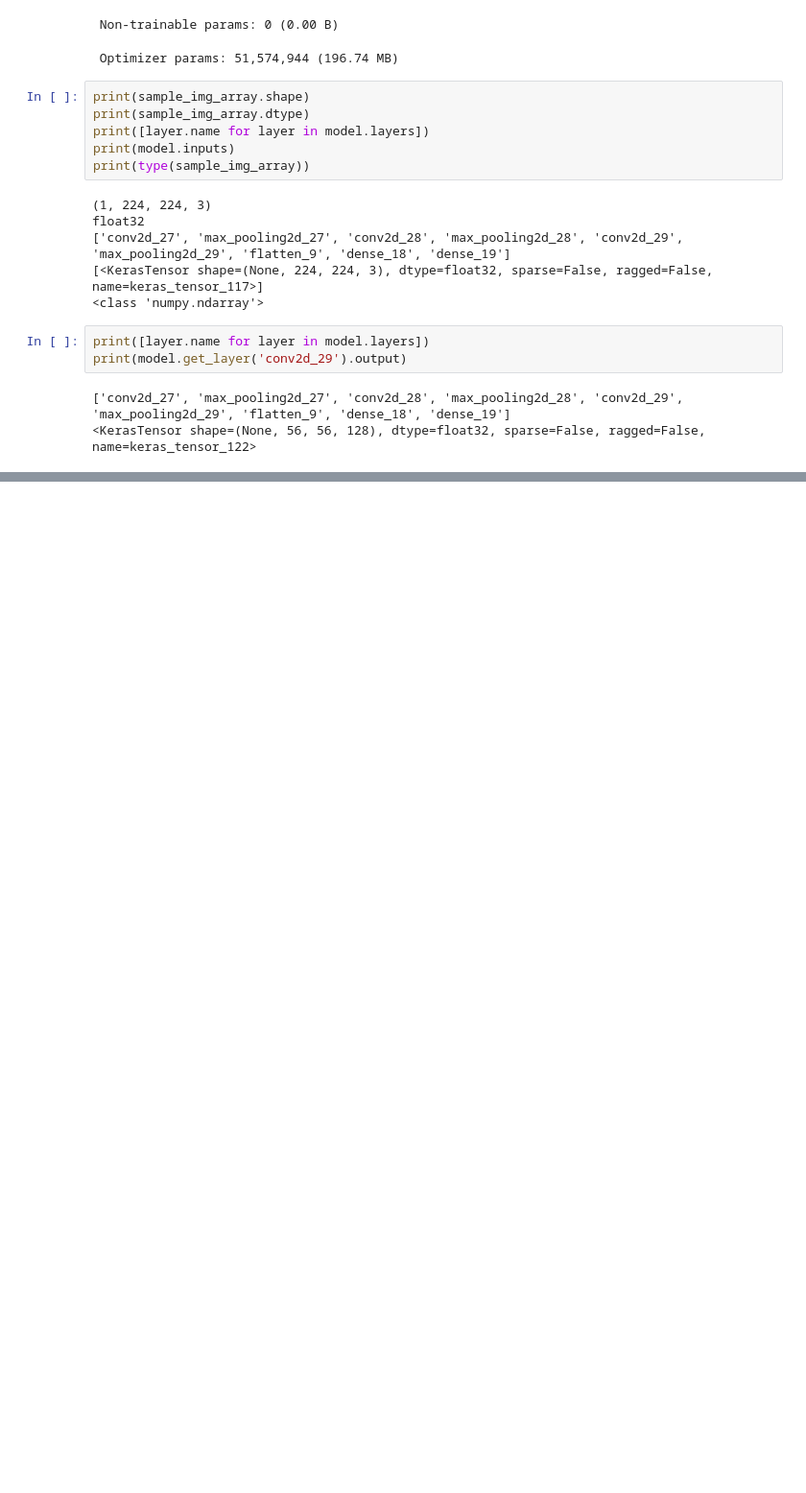
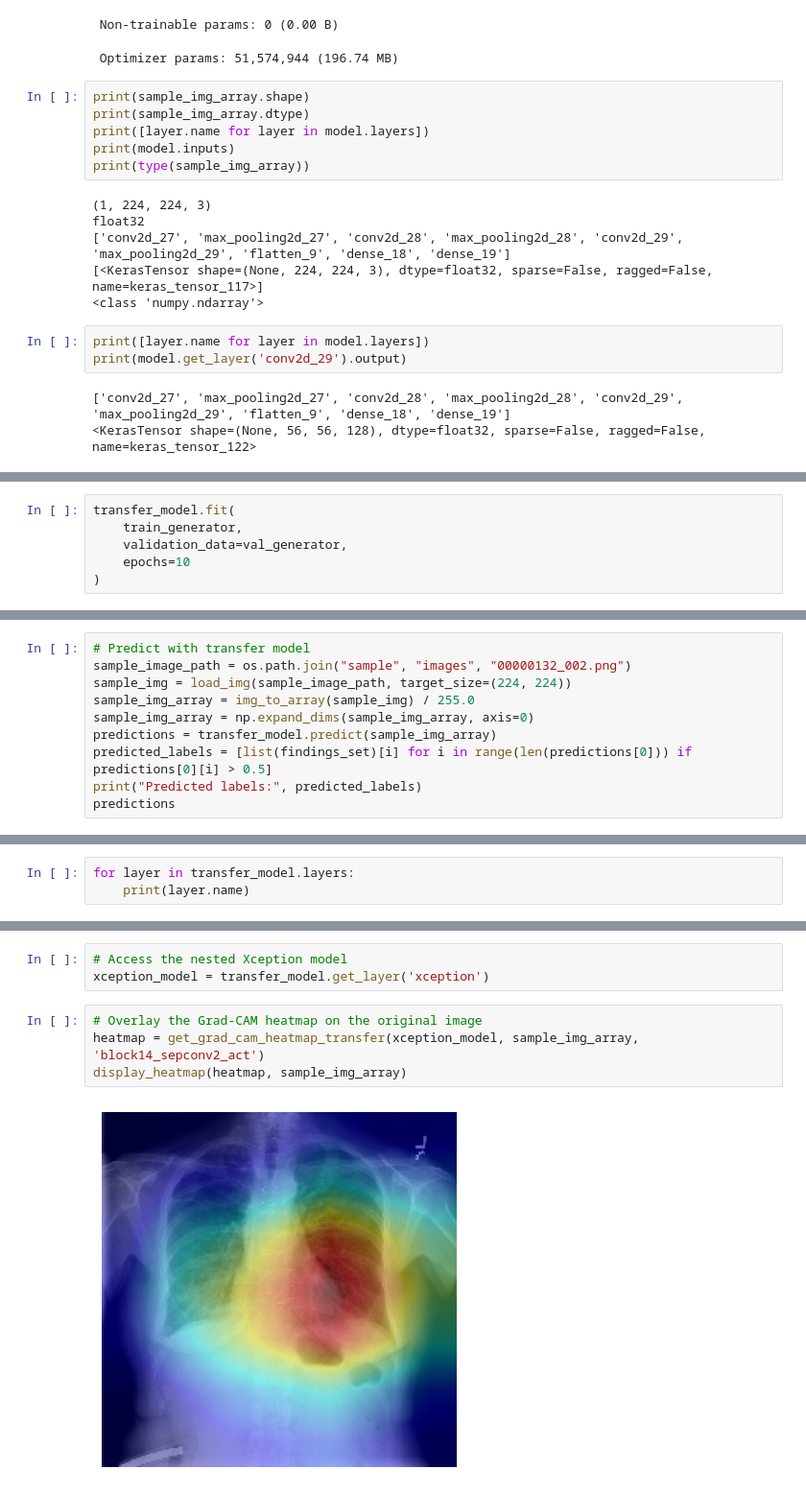
Before and after one commit to carlkaziboni/XrayDetection, a Jupyter notebook: training.ipynb, the cells around one changed output, grey strips where cells are left out. Shown at 96% size. Drawn from its saved outputs; the diff is of its cells as text; blank space fills up the shorter version.

Commit message:
Transfer learning and grad_cam for it

```diff
--- a/training.ipynb
+++ b/training.ipynb
@@ -411,0 +457,6 @@ plt.show()
+# %%
+transfer_model.fit(
+    train_generator,
+    validation_data=val_generator,
+    epochs=10
+)
@@ -411,0 +495,10 @@ plt.show()
+# %%
+# Predict with transfer model
+sample_image_path = os.path.join("sample", "images", "00000132_002.png")
+sample_img = load_img(sample_image_path, target_size=(224, 224))
+sample_img_array = img_to_array(sample_img) / 255.0
+sample_img_array = np.expand_dims(sample_img_array, axis=0)
+predictions = transfer_model.predict(sample_img_array)
+predicted_labels = [list(findings_set)[i] for i in range(len(predictions[0])) if predictions[0][i] > 0.5]
+print("Predicted labels:", predicted_labels)
+predictions
@@ -411,0 +512,3 @@ plt.show()
+# %%
+for layer in transfer_model.layers:
+    print(layer.name)
@@ -411,0 +564,9 @@ plt.show()
+# %%
+# Access the nested Xception model
+xception_model = transfer_model.get_layer('xception')
+# %%
+# Overlay the Grad-CAM heatmap on the original image
+heatmap = get_grad_cam_heatmap_transfer(xception_model, sample_img_array, 'block14_sepconv2_act')
+display_heatmap(heatmap, sample_img_array)
+# %% [output]
+[figure, added]
```
Also changed, not shown: parts of 13 cells of this notebook, 1 other file.
